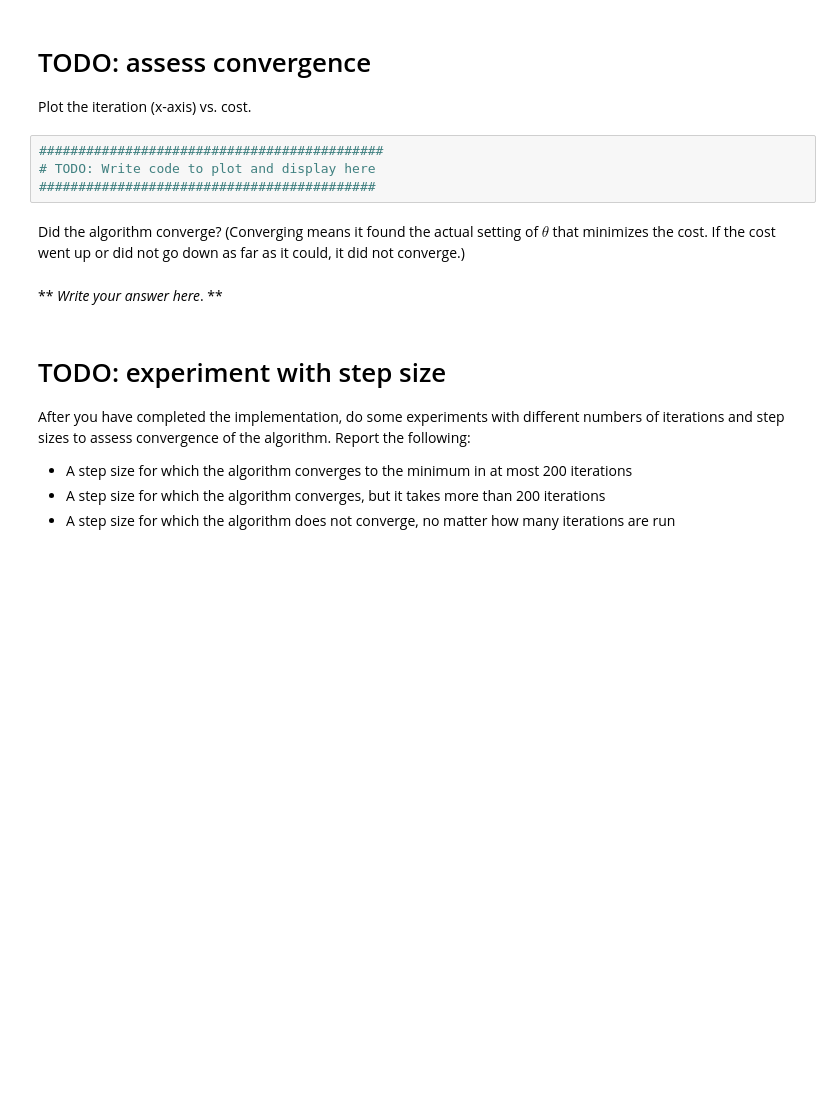
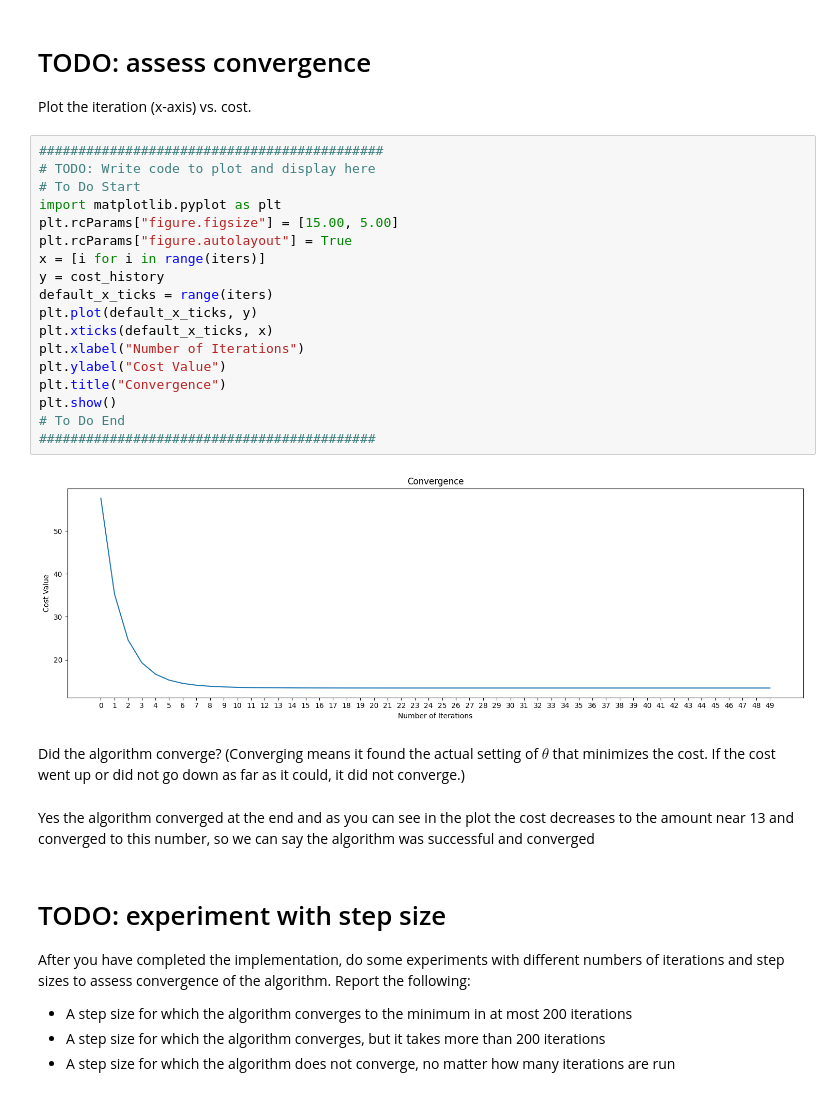
Before and after one commit to yazdanzv/ML_Project_no2, a Jupyter notebook: gradient-descent.ipynb, the cells around one changed output. Saved outputs shown, nothing was run; the diff lists cells and outputs as text; blank space fills up the shorter version.

```diff
--- a/gradient-descent.ipynb
+++ b/gradient-descent.ipynb
@@ -211,14 +210,30 @@ Explicit Theta_1 = 2.093491126207114 and Theta_1 = 2.093491126207114
 # %% [markdown]
 # TODO: assess convergence
 Plot the iteration (x-axis) vs. cost.
-# %%
-############################################
-# TODO: Write code to plot and display here
-###########################################
+# %%
+############################################
+# TODO: Write code to plot and display here
+# To Do Start
+import matplotlib.pyplot as plt
+plt.rcParams["figure.figsize"] = [15.00, 5.00]
+plt.rcParams["figure.autolayout"] = True
+x = [i for i in range(iters)]
+y = cost_history
+default_x_ticks = range(iters)
+plt.plot(default_x_ticks, y)
+plt.xticks(default_x_ticks, x)
+plt.xlabel("Number of Iterations")
+plt.ylabel("Cost Value")
+plt.title("Convergence")
+plt.show()
+# To Do End
+###########################################
+# %% [output]
+[figure, added]
 # %% [markdown]
  Did the algorithm converge? (Converging means it found the actual setting of $\theta$ that minimizes the cost. If the cost went up or did not go down as far as it could, it did not converge.)
-# %% [markdown]
-** *Write your answer here*. **
+# %% [markdown]
+Yes the algorithm converged at the end and as you can see in the plot the cost decreases to the amount near 13 and converged to this number, so we can say the algorithm was successful and converged
 # %% [markdown]
 # TODO: experiment with step size
 
```
Also changed, not shown: parts of 6 cells of this notebook, 2 other files.
